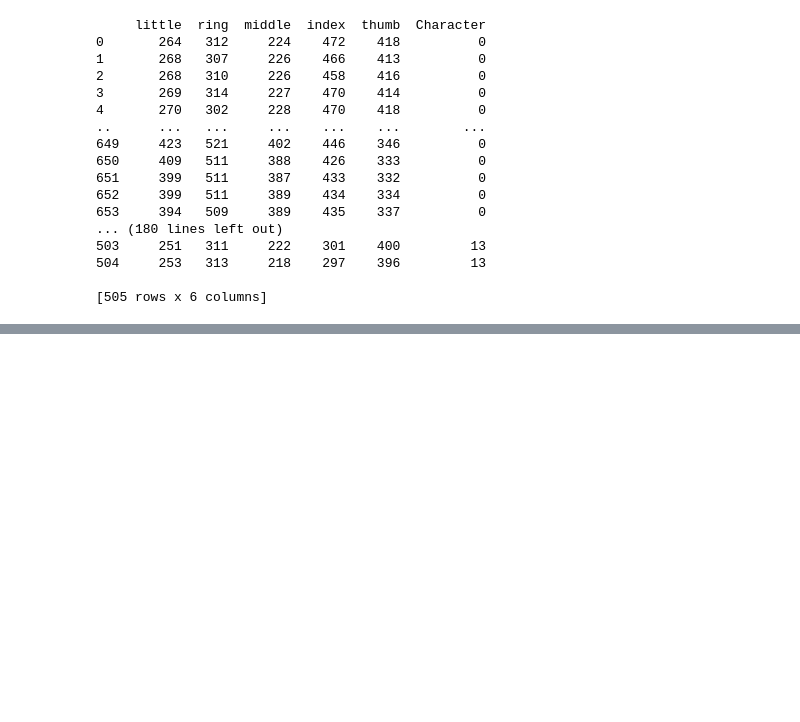
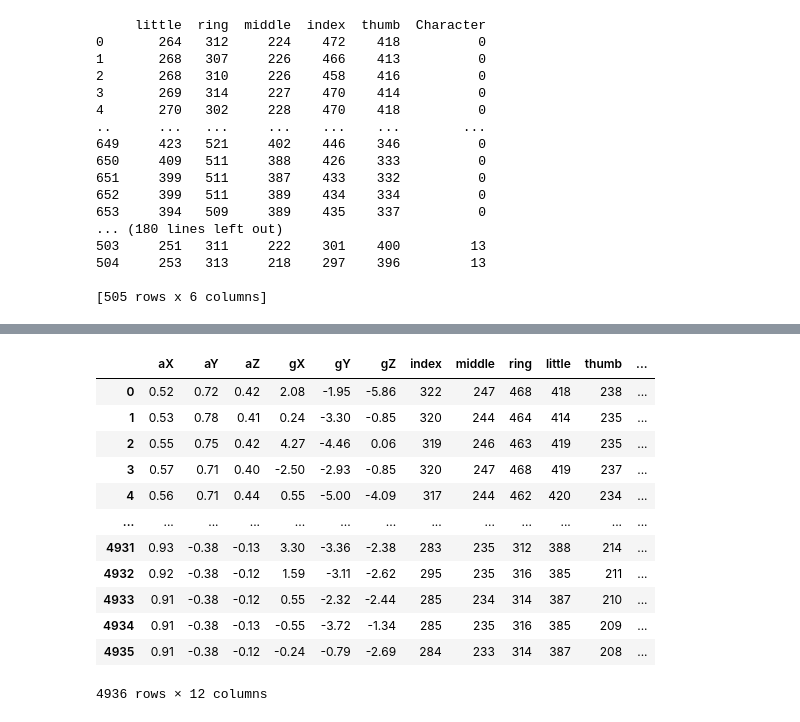
Before and after one commit to SCH-Sign-language-translation-gloves/SLTG_arduino, a Jupyter notebook: DL/DL_tset.ipynb, the cells around one changed output, grey strips where cells are left out. Saved outputs shown, nothing was run; the diff lists cells and outputs as text; code cells hidden in the pictures; blank space fills up the shorter version.

Commit message:
Update data label

```diff
--- a/DL/DL_tset.ipynb
+++ b/DL/DL_tset.ipynb
@@ -253,0 +203,20 @@ finaldata
+# %%
+nums=['ㄱ','ㄴ','ㄷ','ㄹ','ㅁ','ㅂ','ㅅ','ㅇ','ㅈ','ㅊ','ㅋ','ㅌ','ㅍ','ㅎ']
+finaldata_jy = pd.DataFrame(columns=(['aX', 'aY', 'aZ', 'gX','gY','gZ','index','middle','ring','little','thumb']))
+j=0
+for num in nums:
+    path = '../data/자음/%s.csv'%num
+    num_jy = pd.read_csv(path, engine='python', encoding='cp949')
+    num_jy.columns =['aX', 'aY', 'aZ', 'gX','gY','gZ','little','ring','middle','index','thumb']
+    data_jy = num_jy
+
+    for k in data_jy.columns:     #data.columns[w:] if you have w column of line description
+        data_jy[k] = data_jy[k].fillna(data_jy[k].median())
+    data_jy = data_jy.filter(['aX', 'aY', 'aZ', 'gX','gY','gZ','little','ring','middle','index','thumb'])
+    data_jy.insert(11,'Character',j)
+    j=j+1
+    finaldata_jy = pd.concat([finaldata_jy,data_jy[180:]],sort=False,ignore_index = True)
+    #print(finaldata)
+#finaldata.isnull().any()
+
+finaldata_jy
@@ -253,0 +237,34 @@ finaldata
+# %%
+nums=['ㄱ','ㄴ','ㄷ','ㄹ','ㅁ','ㅂ','ㅅ','ㅇ','ㅈ','ㅊ','ㅋ','ㅌ','ㅍ','ㅎ']
+finaldata_yj = pd.DataFrame(columns=(['aX', 'aY', 'aZ', 'gX','gY','gZ','index','middle','ring','little','thumb']))
+j=0
+for num in nums:
+    path = '../data/자음/yj/%s.csv'%num
+    num_yj = pd.read_csv(path, engine='python', encoding='cp949')
+    num_yj.columns =['aX', 'aY', 'aZ', 'gX','gY','gZ','little','ring','middle','index','thumb']
+    data_yj = num_yj
+
+    for k in data_yj.columns:     #data.columns[w:] if you have w column of line description
+        data_yj[k] = data_yj[k].fillna(data_yj[k].median())
+    data_yj = data_yj.filter(['aX', 'aY', 'aZ', 'gX','gY','gZ','little','ring','middle','index','thumb'])
+    data_yj.insert(11,'Character',j)
+    j=j+1
+    finaldata_yj = pd.concat([finaldata_yj,data_yj[150:]],sort=False,ignore_index = True)
+    #print(finaldata_yj)
+#finaldata.isnull().any()
+
+finaldata_yj
+# %% [output]
+|  | aX | aY | aZ | gX | gY | gZ | index | middle | ring | little | thumb | ... |
+| 0 | 0.52 | 0.72 | 0.42 | 2.08 | -1.95 | -5.86 | 322 | 247 | 468 | 418 | 238 | ... |
+| 1 | 0.53 | 0.78 | 0.41 | 0.24 | -3.30 | -0.85 | 320 | 244 | 464 | 414 | 235 | ... |
+| 2 | 0.55 | 0.75 | 0.42 | 4.27 | -4.46 | 0.06 | 319 | 246 | 463 | 419 | 235 | ... |
+| 3 | 0.57 | 0.71 | 0.40 | -2.50 | -2.93 | -0.85 | 320 | 247 | 468 | 419 | 237 | ... |
+| 4 | 0.56 | 0.71 | 0.44 | 0.55 | -5.00 | -4.09 | 317 | 244 | 462 | 420 | 234 | ... |
+| ... | ... | ... | ... | ... | ... | ... | ... | ... | ... | ... | ... | ... |
+| 4931 | 0.93 | -0.38 | -0.13 | 3.30 | -3.36 | -2.38 | 283 | 235 | 312 | 388 | 214 | ... |
+| 4932 | 0.92 | -0.38 | -0.12 | 1.59 | -3.11 | -2.62 | 295 | 235 | 316 | 385 | 211 | ... |
+| 4933 | 0.91 | -0.38 | -0.12 | 0.55 | -2.32 | -2.44 | 285 | 234 | 314 | 387 | 210 | ... |
+| 4934 | 0.91 | -0.38 | -0.13 | -0.55 | -3.72 | -1.34 | 285 | 235 | 316 | 385 | 209 | ... |
+| 4935 | 0.91 | -0.38 | -0.12 | -0.24 | -0.79 | -2.69 | 284 | 233 | 314 | 387 | 208 | ... |
+4936 rows × 12 columns
```
Also changed, not shown: parts of 4 cells of this notebook, 1 other file.
